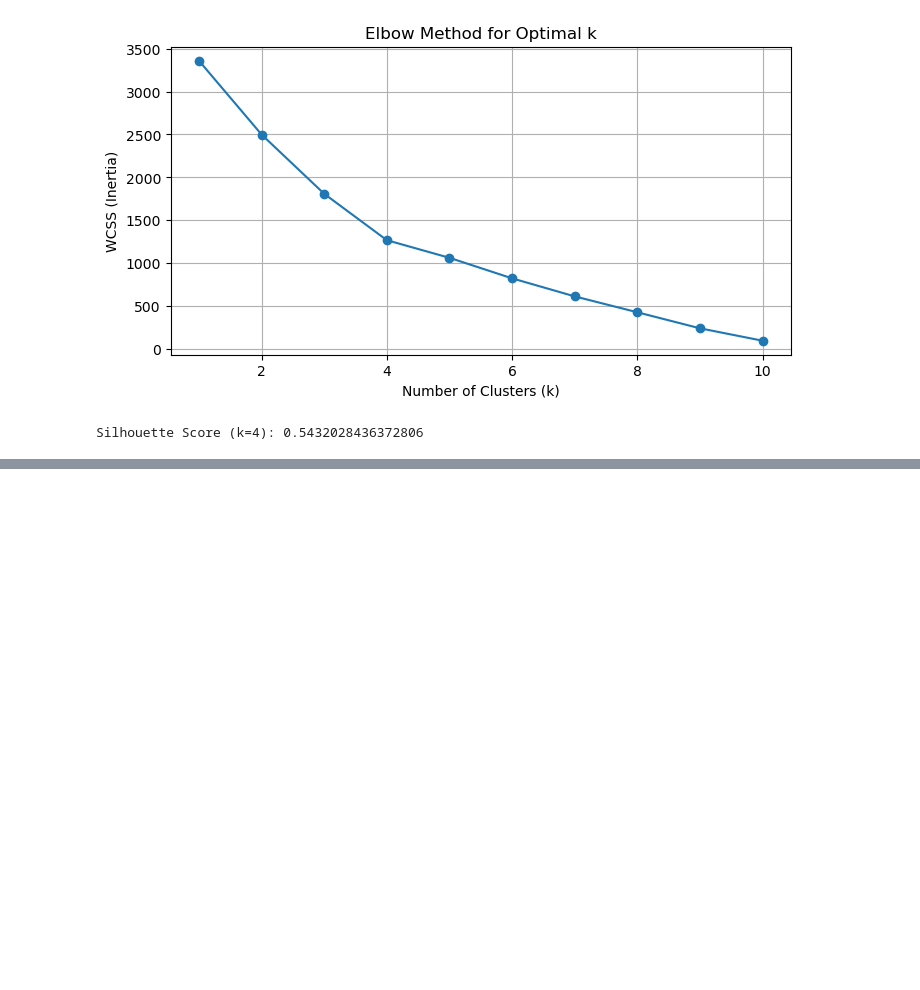
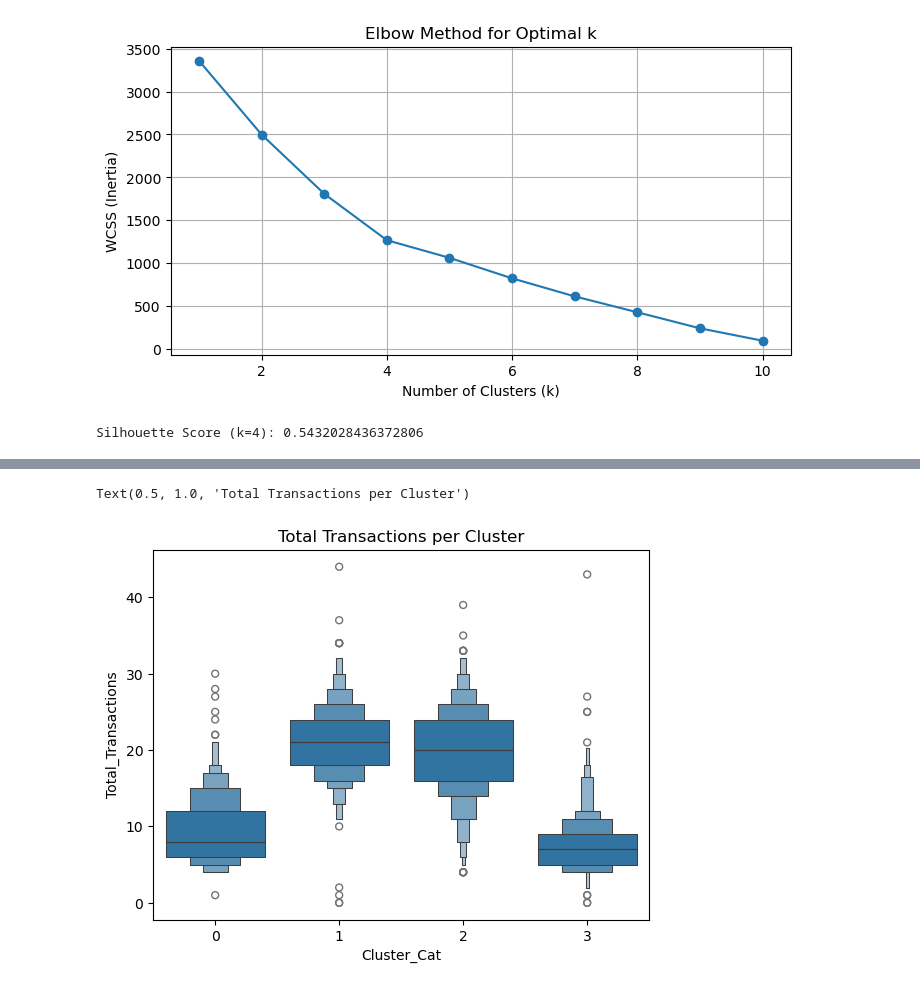
Before and after one commit to haritsfaza/Predict-Customer-Personality-to-boost-marketing-campaign-by-using-Machine-Learning, a Jupyter notebook: preprocessing n modelling.ipynb, the cells around one changed output, grey strips where cells are left out. Saved outputs shown, nothing was run; the diff lists cells and outputs as text; code cells hidden in the pictures; blank space fills up the shorter version.

```diff
--- a/preprocessing n modelling.ipynb
+++ b/preprocessing n modelling.ipynb
@@ -104,0 +147,6 @@ Silhouette Score (k=4): 0.5432028436372806
+# %%
+sns.boxenplot(x=df['Cluster_Cat'], y=df['Total_Transactions'])
+plt.title('Total Transactions per Cluster')
+# %% [output]
+Text(0.5, 1.0, 'Total Transactions per Cluster')
+[figure, added]
```
Also changed, not shown: parts of 4 cells of this notebook.
